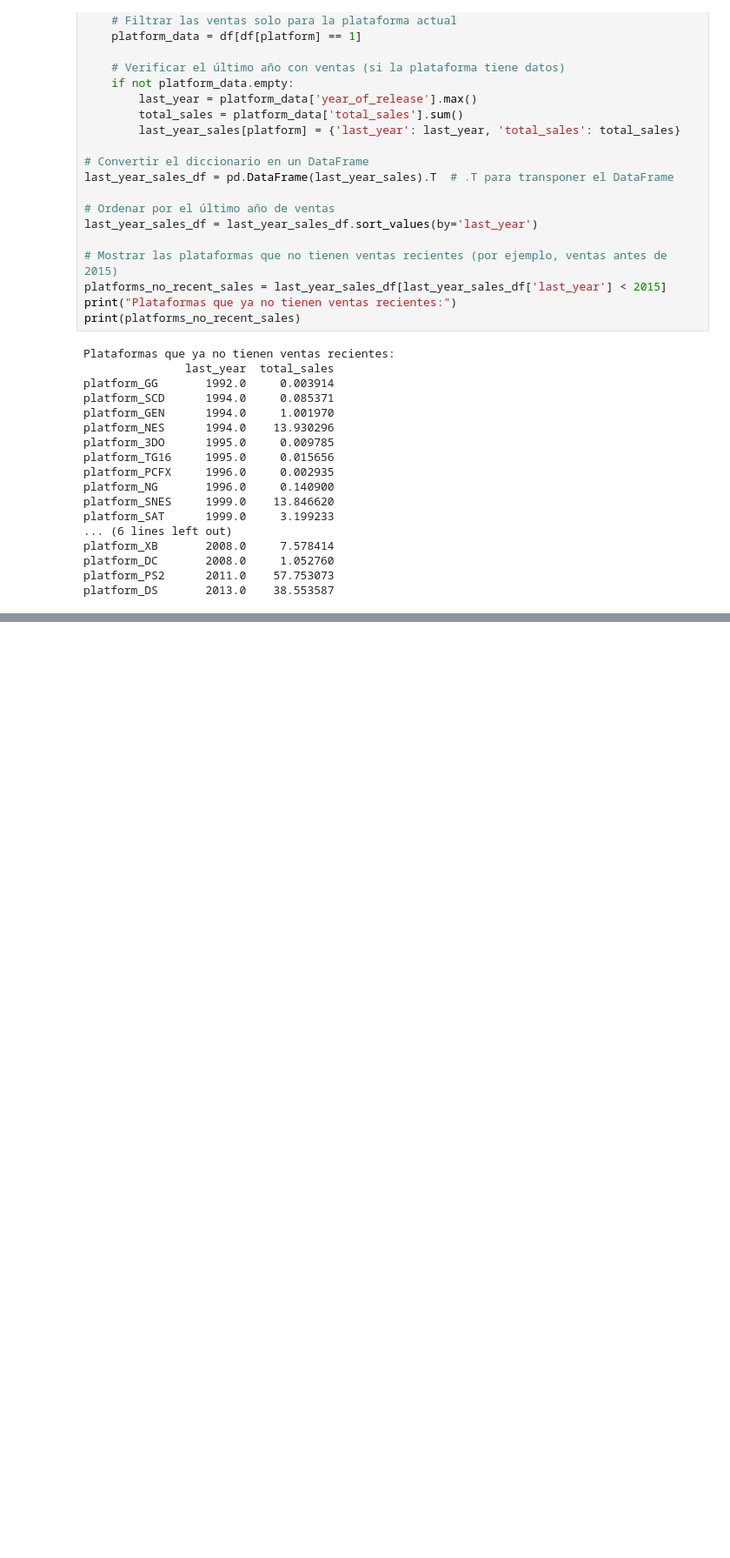
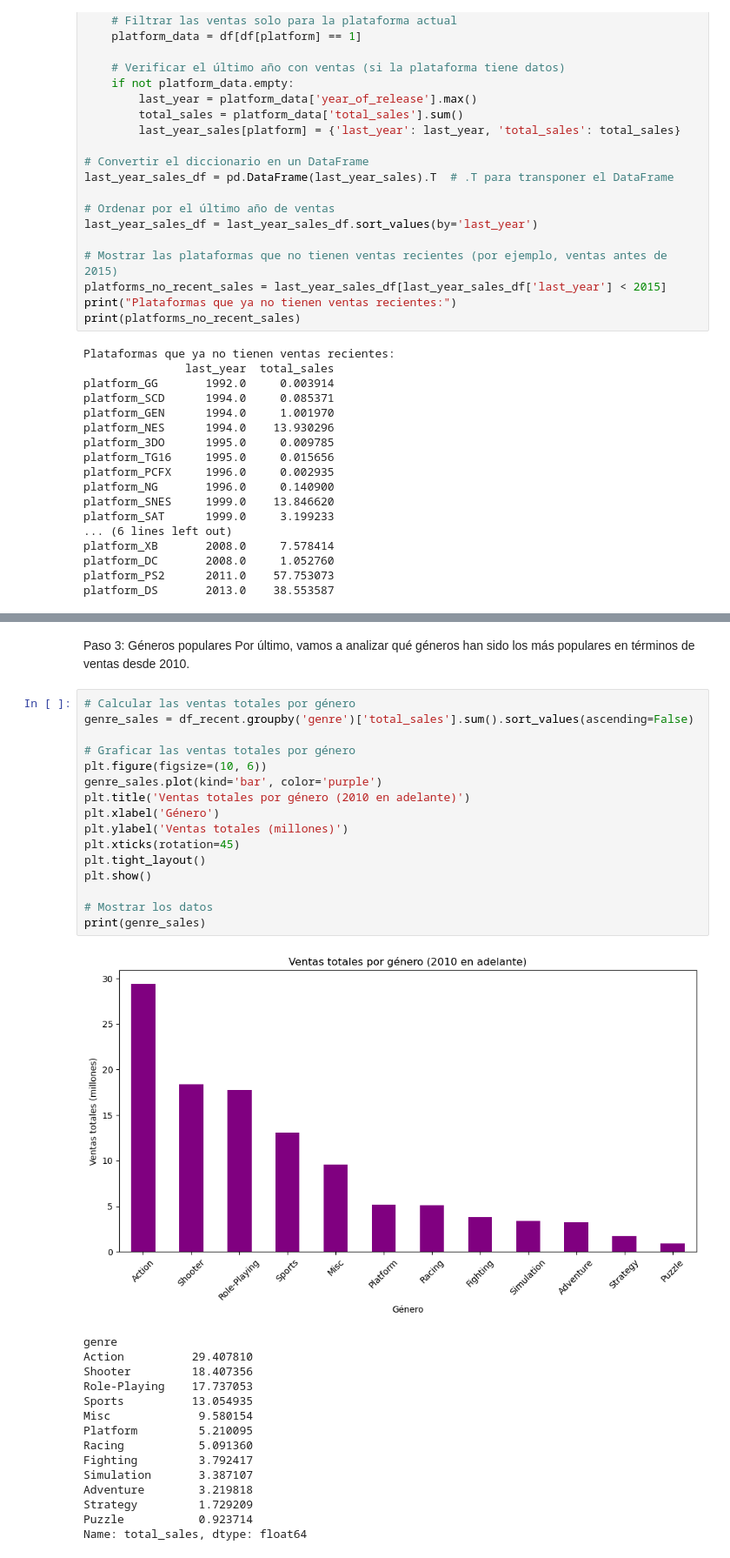
Before and after one commit to USSACKE69/videogames, a Jupyter notebook: videogames_analysis.ipynb, the cells around one changed output, grey strips where cells are left out. Shown: that part at 87% size. Saved outputs shown, nothing was run; the diff lists cells and outputs as text; blank space fills up the shorter version.

```diff
--- a/videogames_analysis.ipynb
+++ b/videogames_analysis.ipynb
@@ -219,0 +430,35 @@ platform_DS       2013.0    38.553587
+# %% [markdown]
+Paso 3: Géneros populares
+Por último, vamos a analizar qué géneros han sido los más populares en términos de ventas desde 2010.
+# %%
+# Calcular las ventas totales por género
+genre_sales = df_recent.groupby('genre')['total_sales'].sum().sort_values(ascending=False)
+
+# Graficar las ventas totales por género
+plt.figure(figsize=(10, 6))
+genre_sales.plot(kind='bar', color='purple')
+plt.title('Ventas totales por género (2010 en adelante)')
+plt.xlabel('Género')
+plt.ylabel('Ventas totales (millones)')
+plt.xticks(rotation=45)
+plt.tight_layout()
+plt.show()
+
+# Mostrar los datos
+print(genre_sales)
+# %% [output]
+[figure, added]
+genre
+Action          29.407810
+Shooter         18.407356
+Role-Playing    17.737053
+Sports          13.054935
+Misc             9.580154
+Platform         5.210095
+Racing           5.091360
+Fighting         3.792417
+Simulation       3.387107
+Adventure        3.219818
+Strategy         1.729209
+Puzzle           0.923714
+Name: total_sales, dtype: float64
```
Also changed, not shown: parts of 18 cells of this notebook.
